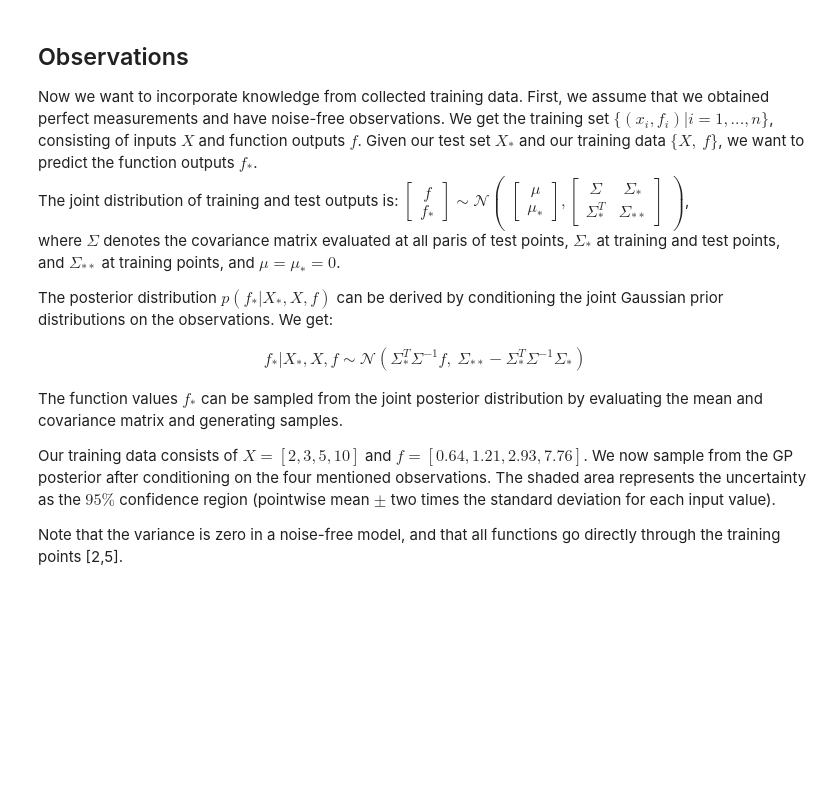
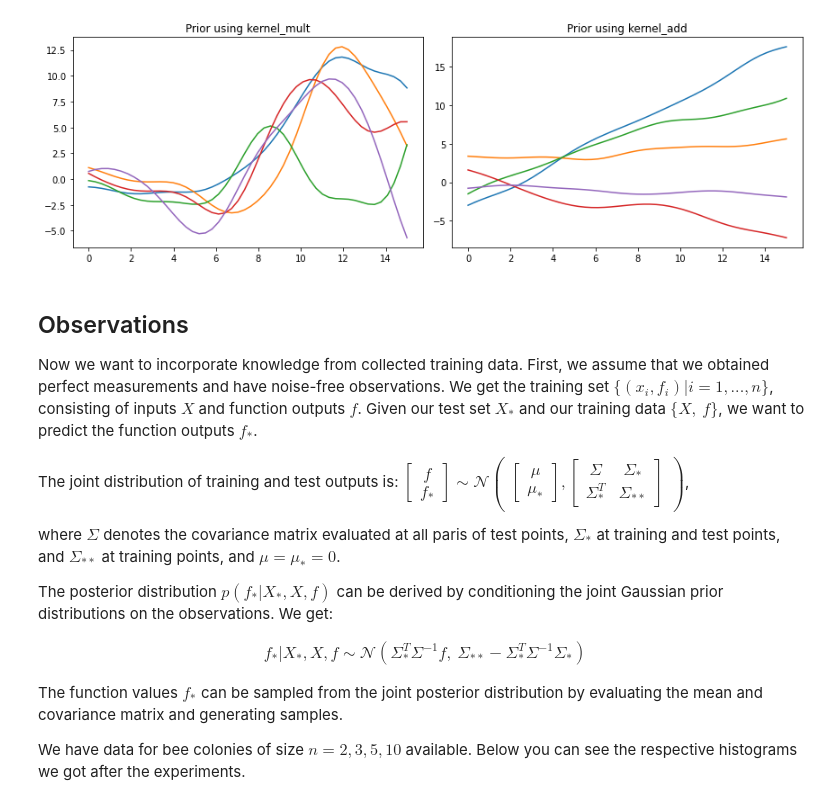
Before and after one commit to juliakln/MasterThesis, a Jupyter notebook: gpr/GaussianProcessRegression.ipynb, the cells around one changed output. Drawn from its saved outputs; the diff is of its cells as text; code cells hidden in the pictures; blank space fills up the shorter version.

```diff
--- a/gpr/GaussianProcessRegression.ipynb
+++ b/gpr/GaussianProcessRegression.ipynb
@@ -108,9 +102,39 @@ for sample in f_l2:
+# %%
+def kernel_mult(x, y, param):
+    return kernel_rbf(x, y, param) * kernel_linear(x, y, param)
+
+def kernel_add(x, y, param):
+    return kernel_rbf(x, y, param) + kernel_linear(x, y, param)
+
+
+# Priors using multiplication and addition of RBF and linear kernel
+plt.figure(figsize=(12, 4))
+
+for i, kernel in enumerate([kernel_mult, kernel_add]):
+    # compute mean and covariance
+    mu_prior = np.zeros(X_s.shape)
+    cov_prior = kernel(X_s, X_s, parameters)
+    # sample 5 normals from GP prior and plot
+    f_prior = np.random.multivariate_normal(mu_prior.ravel(), cov_prior, 5)
+    plt.subplot(1, 2, (i+1))
+    for sample in f_prior:
+        plt.plot(X_s, sample, lw=1.5, ls='-')
+        #plt.axis([0, 15, -3, 3])
+        plt.title(f'Prior using {kernel.__name__}')
+
+plt.tight_layout()
+plt.show()
+# %% [output]
+[figure, added]
 # %% [markdown]
 ## Observations
 
 Now we want to incorporate knowledge from collected training data. First, we assume that we obtained perfect measurements and have noise-free observations. We get the training set $\{(x_i,f_i)|i=1,...,n\}$, consisting of inputs $X$ and function outputs $f$.
 Given our test set $X_*$ and our training data $\{X,~ f\}$, we want to predict the function outputs $f_*$.
+
+
 The joint distribution of training and test outputs is: $\begin{bmatrix} f \\ f_* \end{bmatrix} \sim \mathcal{N} \begin{pmatrix} \begin{bmatrix} \mu \\ \mu_* \end{bmatrix}, \begin{bmatrix} \Sigma & \Sigma_* \\ \Sigma_*^T & \Sigma_{**} \end{bmatrix} \end{pmatrix} $,
+
 where $\Sigma$ denotes the covariance matrix evaluated at all paris of test points, $\Sigma_*$ at training and test points, and $\Sigma_{**}$ at training points, and $\mu=\mu_*=0$.
 
 The posterior distribution $p(f_*|X_*,X,f)$ can be derived by conditioning the joint Gaussian prior distributions on the observations. We get:
@@ -122,6 +146,5 @@ f_*|X_*,X,f \sim \mathcal{N}(\Sigma_*^T \Sigma^{-1}f,~ \Sigma_{**} - \Sigma_*^T
 
 The function values $f_*$ can be sampled from the joint posterior distribution by evaluating the mean and covariance matrix and generating samples.
 
-Our training data consists of $X=[2,3,5,10]$ and $f=[0.64,1.21,2.93,7.76]$. We now sample from the GP posterior after conditioning on the four mentioned observations. The shaded area represents the uncertainty as the $95\%$ confidence region (pointwise mean $\pm$ two times the standard deviation for each input value).
 
-Note that the variance is zero in a noise-free model, and that all functions go directly through the training points [2,5].
+We have data for bee colonies of size $n=2, 3, 5, 10$ available. Below you can see the respective histograms we got after the experiments.
```
Also changed, not shown: parts of 15 cells of this notebook.
